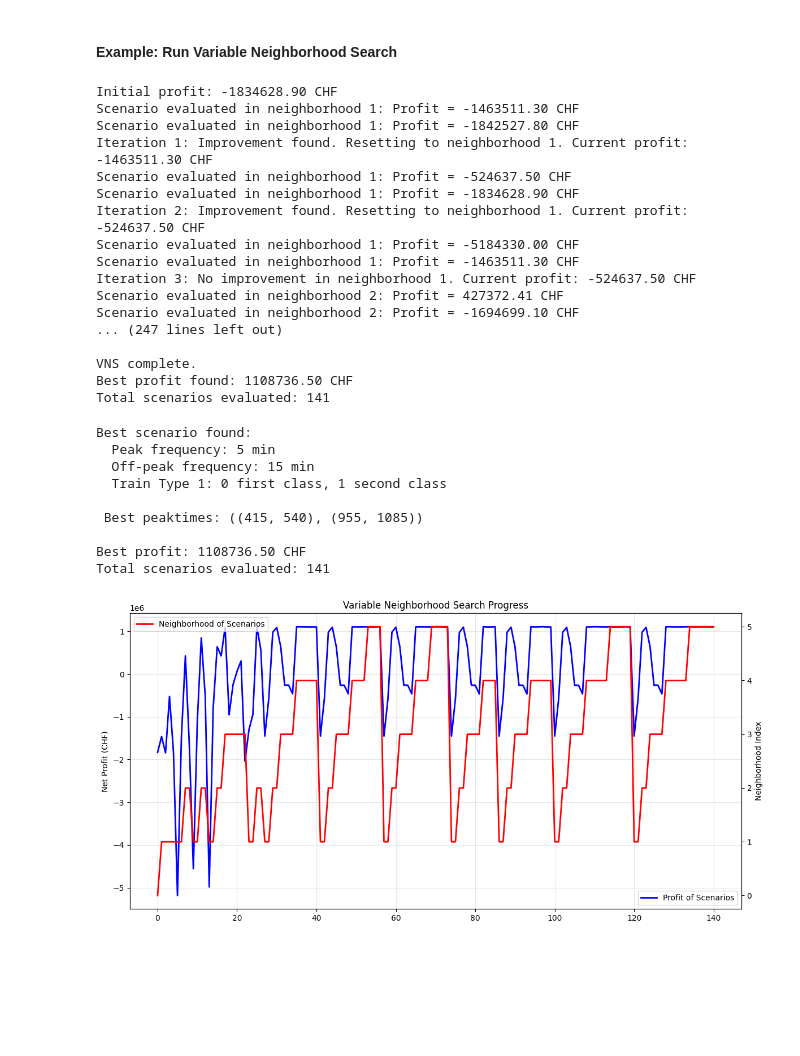
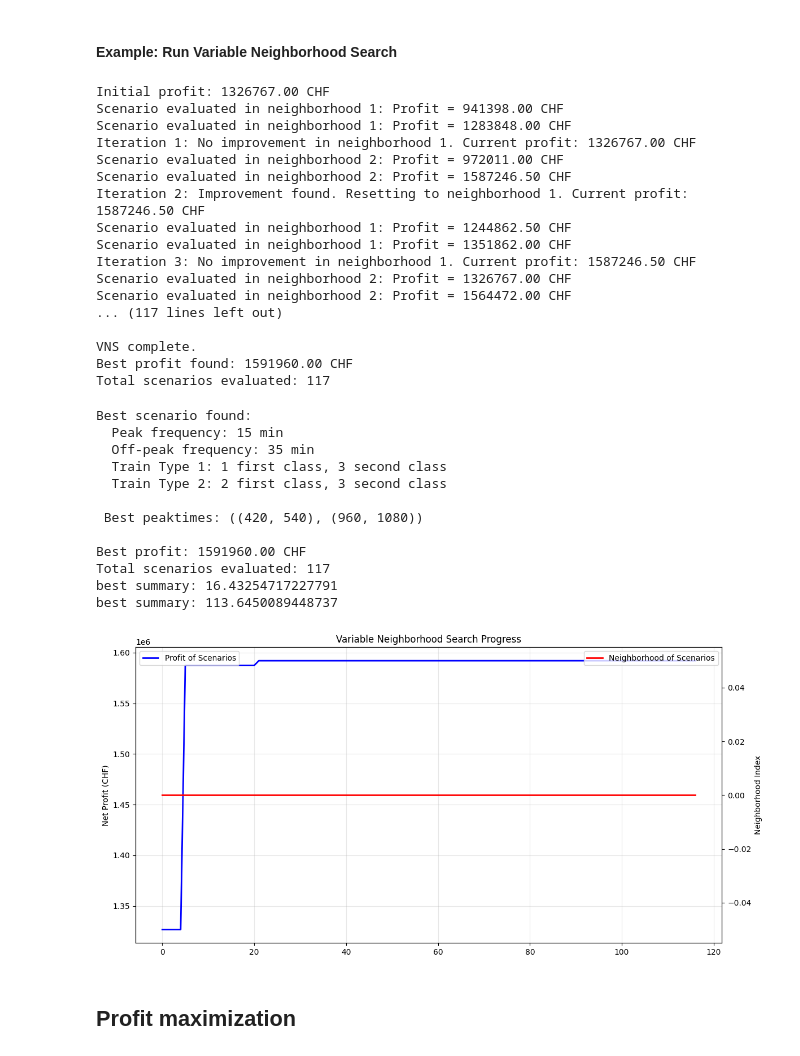
Before and after one commit to Primo909/train-optimization-and-simulation, a Jupyter notebook: main.ipynb, the cells around one changed output. Cells and saved outputs as stored; diff of their text form; code cells hidden in the pictures; blank space fills up the shorter version.

Commit message:
Update single objective + antithetic

```diff
--- a/main.ipynb
+++ b/main.ipynb
@@ -1101,7 +1101,8 @@ Best result:
 Starting with a single objective, profit and an initial solution being scenario 1
 # %%
 #Cost evaluation
-def evaluate_profit(
+def evaluate_objective(
+    objective: str,
     scenario: Scenario,
     seed: int,
     min_runs: int = 10,
@@ -1122,7 +1123,7 @@ def evaluate_profit(
         verbose=verbose,
     )
 
-    return summary["net_profit"]["mean"], summary
+    return summary[objective]["mean"], summary
 # %% [markdown]
 define the neighborhood structures:
 1. Change frequency peak (10 min timesteps)
@@ -1474,8 +1530,8 @@ def variable_neighborhood_search(
 initial_scenario = Scenario(
     train_frequency_peak=15,
     train_frequency_offpeak=30,
-    train_config_1=short_train,
-    train_config_2=short_train,
+    train_config_1=base_train,
+    train_config_2=base_train,
 )
 
 # Run VNS with custom parameters
@@ -1488,7 +1544,8 @@ vns_optimization_params = {
     "verbose": False,
 }
 
-best_scenario, best_profit, history = variable_neighborhood_search(
+best_scenario, best_profit, history, best_summary = variable_neighborhood_search(
+    objective="net_profit",
     initial_scenario=initial_scenario,
     seed=67,
     iterations=100,
@@ -1496,23 +1553,23 @@ best_scenario, best_profit, history = variable_neighborhood_search(
     verbose=True,
 )
 # %% [output]
-Initial profit: -1834628.90 CHF
-Scenario evaluated in neighborhood 1: Profit = -1463511.30 CHF
-Scenario evaluated in neighborhood 1: Profit = -1842527.80 CHF
-Iteration 1: Improvement found. Resetting to neighborhood 1. Current profit: -1463511.30 CHF
-Scenario evaluated in neighborhood 1: Profit = -524637.50 CHF
-Scenario evaluated in neighborhood 1: Profit = -1834628.90 CHF
-Iteration 2: Improvement found. Resetting to neighborhood 1. Current profit: -524637.50 CHF
-Scenario evaluated in neighborhood 1: Profit = -5184330.00 CHF
-Scenario evaluated in neighborhood 1: Profit = -1463511.30 CHF
-Iteration 3: No improvement in neighborhood 1. Current profit: -524637.50 CHF
-Scenario evaluated in neighborhood 2: Profit = 427372.41 CHF
-Scenario evaluated in neighborhood 2: Profit = -1694699.10 CHF
-... (247 lines left out)
+Initial profit: 1326767.00 CHF
+Scenario evaluated in neighborhood 1: Profit = 941398.00 CHF
+Scenario evaluated in neighborhood 1: Profit = 1283848.00 CHF
+Iteration 1: No improvement in neighborhood 1. Current profit: 1326767.00 CHF
+Scenario evaluated in neighborhood 2: Profit = 972011.00 CHF
+Scenario evaluated in neighborhood 2: Profit = 1587246.50 CHF
+Iteration 2: Improvement found. Resetting to neighborhood 1. Current profit: 1587246.50 CHF
+Scenario evaluated in neighborhood 1: Profit = 1244862.50 CHF
+Scenario evaluated in neighborhood 1: Profit = 1351862.00 CHF
+Iteration 3: No improvement in neighborhood 1. Current profit: 1587246.50 CHF
+Scenario evaluated in neighborhood 2: Profit = 1326767.00 CHF
+Scenario evaluated in neighborhood 2: Profit = 1564472.00 CHF
+... (117 lines left out)
 
 VNS complete.
-Best profit found: 1108736.50 CHF
-Total scenarios evaluated: 141
+Best profit found: 1591960.00 CHF
+Total scenarios evaluated: 117
 # %%
 # Analyze VNS results
 print(f"Best scenario found:")
@@ -1520,47 +1577,54 @@ print(f"  Peak frequency: {best_scenario.train_frequency_peak} min")
 print(f"  Off-peak frequency: {best_scenario.train_frequency_offpeak} min")
 print(f"  Train Type 1: {best_scenario.train_config_1.first_class_carriages} first class, "
       f"{best_scenario.train_config_1.second_class_carriages} second class")
+print(f"  Train Type 2: {best_scenario.train_config_2.first_class_carriages} first class, "
+      f"{best_scenario.train_config_2.second_class_carriages} second class")
 print(f"\n Best peaktimes: {best_scenario.peak_times}")
 print(f"\nBest profit: {best_profit:.2f} CHF")
 print(f"Total scenarios evaluated: {len(history)}")
 
+print(f"best summary: {best_summary['mean_waiting_time']['mean']}")
+print(f"best summary: {best_summary['max_waiting_time']['mean']}")
+
 # Plot the search history
 import matplotlib.pyplot as plt
-
 
 fig, ax1 = plt.subplots(figsize=(12, 6))
 
 ax1.plot(
     [entry["profit"] for entry in history],
     color="blue",
     linewidth=2,
     label="Profit of Scenarios",
 )
 ax1.set_ylabel("Net Profit (CHF)")
 
 ax2 = ax1.twinx()
 
 ax2.plot(
     [entry["neighborhood"] for entry in history],
     color="red",
     linewidth=2,
     label="Neighborhood of Scenarios",
 )
 ax2.set_ylabel("Neighborhood Index")
 
 ax1.set_title("Variable Neighborhood Search Progress")
 ax1.legend()
 ax2.legend()
 ax1.grid(True, alpha=0.3)
 plt.tight_layout()
 # %% [output]
 Best scenario found:
-  Peak frequency: 5 min
-  Off-peak frequency: 15 min
-  Train Type 1: 0 first class, 1 second class
+  Peak frequency: 15 min
+  Off-peak frequency: 35 min
+  Train Type 1: 1 first class, 3 second class
+  Train Type 2: 2 first class, 3 second class
 
- Best peaktimes: ((415, 540), (955, 1085))
+ Best peaktimes: ((420, 540), (960, 1080))
 
-Best profit: 1108736.50 CHF
-Total scenarios evaluated: 141
+Best profit: 1591960.00 CHF
+Total scenarios evaluated: 117
+best summary: 16.43254717227791
+best summary: 113.6450089448737
-[figure, old version]
+[figure, new version]
@@ -1605,0 +1631,2 @@ plt.tight_layout()
+# %% [markdown]
+## Profit maximization
```
Also changed, not shown: parts of 11 cells of this notebook, 2 other files.
